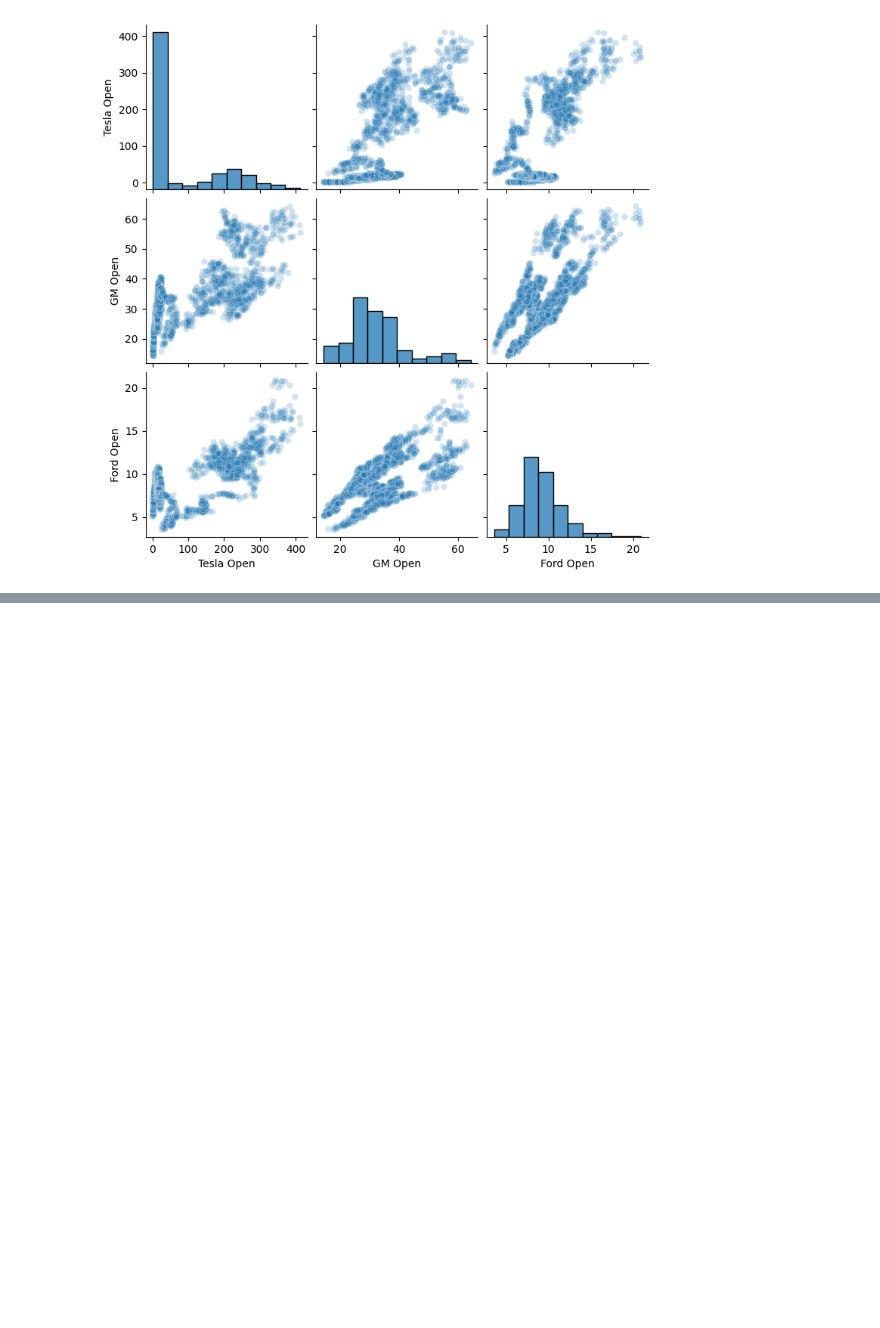
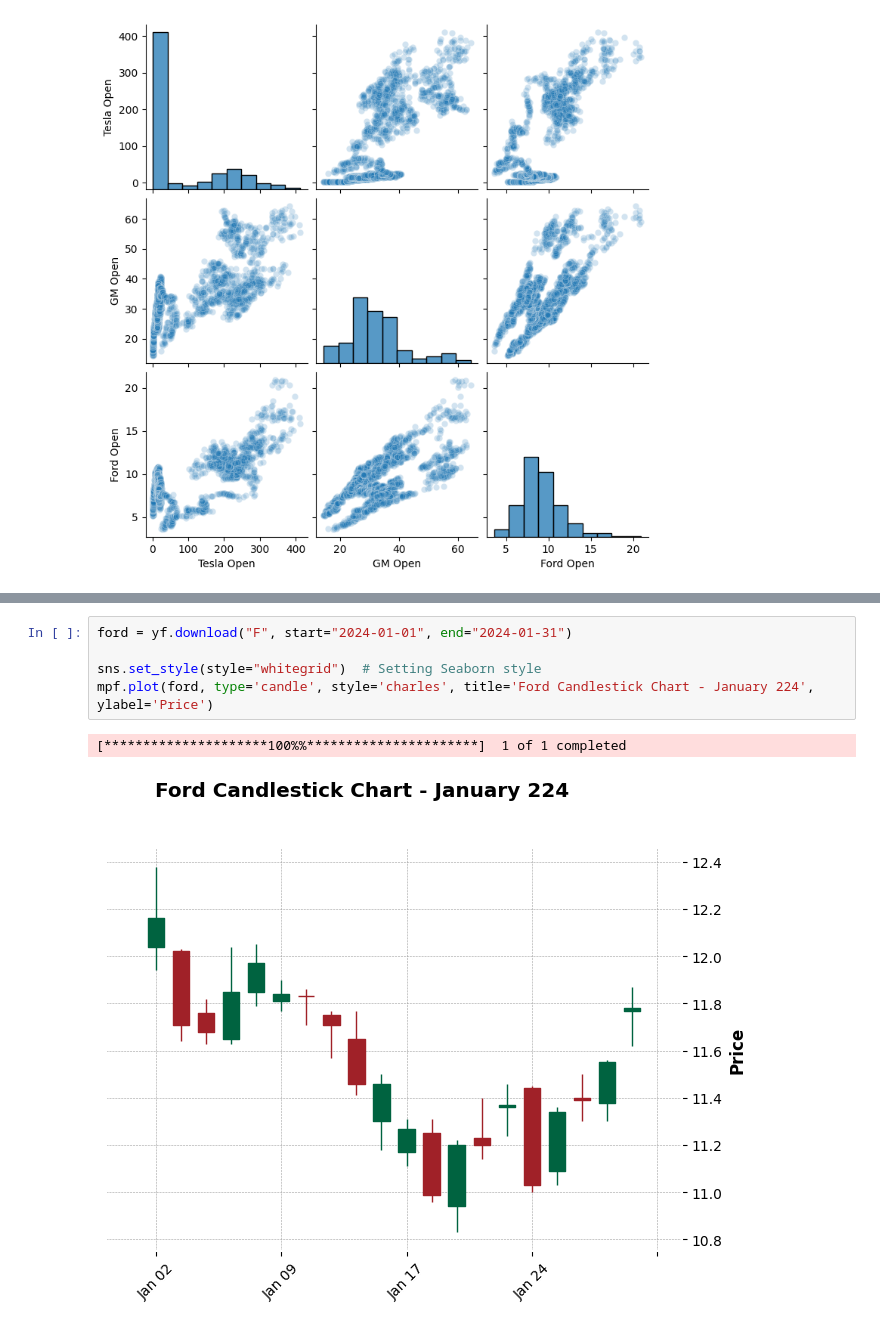
Before and after one commit to PATELALISH/Capstone-Stock-Market-Analysis, a Jupyter notebook: Questions Notebook/New Stock Market Analysis Project.ipynb, the cells around one changed output, grey strips where cells are left out. Drawn from its saved outputs; the diff is of its cells as text; blank space fills up the shorter version.

```diff
--- a/Questions Notebook/New Stock Market Analysis Project.ipynb
+++ b/Questions Notebook/New Stock Market Analysis Project.ipynb
@@ -262,0 +289,8 @@ sns.pairplot(car_comp, diag_kind='hist', diag_kws={'bins': 10}, plot_kws={'alpha
+# %%
+ford = yf.download("F", start="2024-01-01", end="2024-01-31")
+
+sns.set_style(style="whitegrid")  # Setting Seaborn style
+mpf.plot(ford, type='candle', style='charles', title='Ford Candlestick Chart - January 224', ylabel='Price')
+# %% [output]
+[*********************100%%**********************]  1 of 1 completed
+[figure, added]
```
Also changed, not shown: parts of 5 cells of this notebook.
